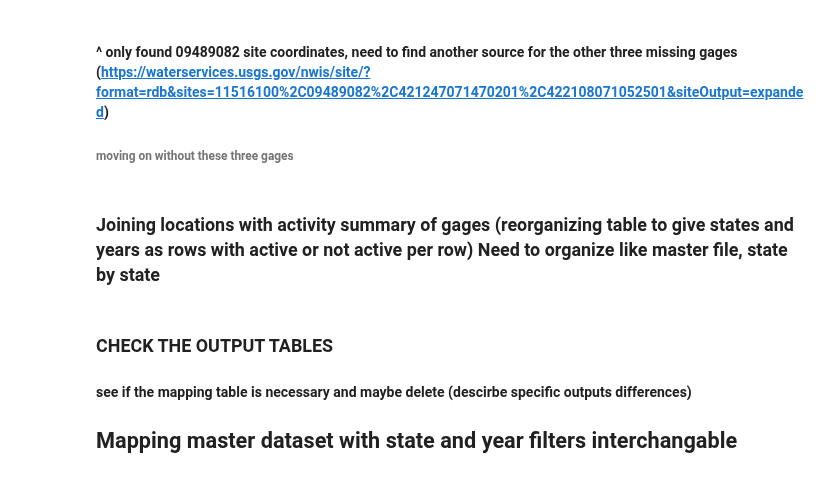
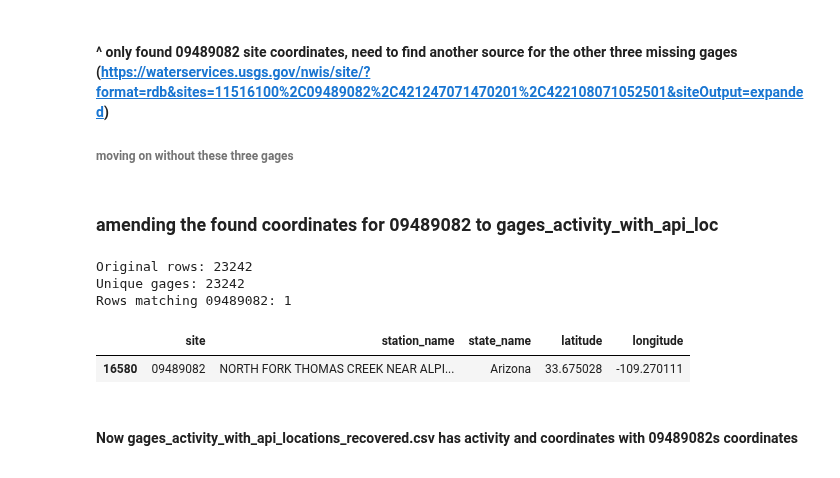
Before and after one commit to SophiaMeyers/USGS-Gages-Research, a Jupyter notebook: notebooks/261021-01_explore_usgs_gages.ipynb, the cells around one changed output. Saved outputs shown, nothing was run; the diff lists cells and outputs as text; code cells hidden in the pictures.

```diff
--- a/notebooks/261021-01_explore_usgs_gages.ipynb
+++ b/notebooks/261021-01_explore_usgs_gages.ipynb
@@ -684,9 +511,79 @@ Columns containing coordinates:
 
 ###### moving on without these three gages
 # %% [markdown]
-### Joining locations with activity summary of gages (reorganizing table to give states and years as rows with active or not active per row) Need to organize like master file, state by state
+### amending the found coordinates for 09489082 to gages_activity_with_api_loc
+# %%
+project = Path(
+    "/Users/sophiameyers/Documents/GitHub/USGS-Gages-Research"
+)
+
+input_file = (
+    project / "data" / "intermediate" /
+    "gages_activity_with_api_locations.csv"
+)
+
+output_file = (
+    project / "data" / "intermediate" /
+    "gages_activity_with_api_locations_recovered.csv"
+)
+
+df = pd.read_csv(
+    input_file,
+    dtype={"site": str}
+)
+
+df["site"] = df["site"].astype(str).str.strip()
+
+print("Original rows:", len(df))
+print("Unique gages:", df["site"].nunique())
+
+# RECOVERED INFORMATION FOR 09489082
+
+recovered_site = "09489082"
+
+match = df["site"] == recovered_site
+
+print("Rows matching 09489082:", match.sum())
+
+# Update all recovered information
+df.loc[match, "station_name"] = (
+    "NORTH FORK THOMAS CREEK NEAR ALPINE, AZ"
+)
+
+df.loc[match, "state_name"] = "Arizona"
+
+df.loc[match, "latitude"] = 33.67502778
+
+df.loc[match, "longitude"] = -109.2701111
+
+
+display(
+    df.loc[
+        match,
+        [
+            "site",
+            "station_name",
+            "state_name",
+            "latitude",
+            "longitude"
+        ]
+    ]
+)
+
+df.to_csv(
+    output_file,
+    index=False
+)
+#CHECK
+with_coordinates = (
+    df["latitude"].notna() &
+    df["longitude"].notna()
+)
+# %% [output]
+Original rows: 23242
+Unique gages: 23242
+Rows matching 09489082: 1
+|  | site | station_name | state_name | latitude | longitude |
+| 16580 | 09489082 | NORTH FORK THOMAS CREEK NEAR ALPI... | Arizona | 33.675028 | -109.270111 |
 # %% [markdown]
-### CHECK THE OUTPUT TABLES
-#### see if the mapping table is necessary and maybe delete (descirbe specific outputs differences)
-
-## Mapping master dataset with state and year filters interchangable
+#### Now gages_activity_with_api_locations_recovered.csv has activity and coordinates with 09489082s coordinates
```
Also changed, not shown: parts of 14 cells of this notebook, 2 other files.
